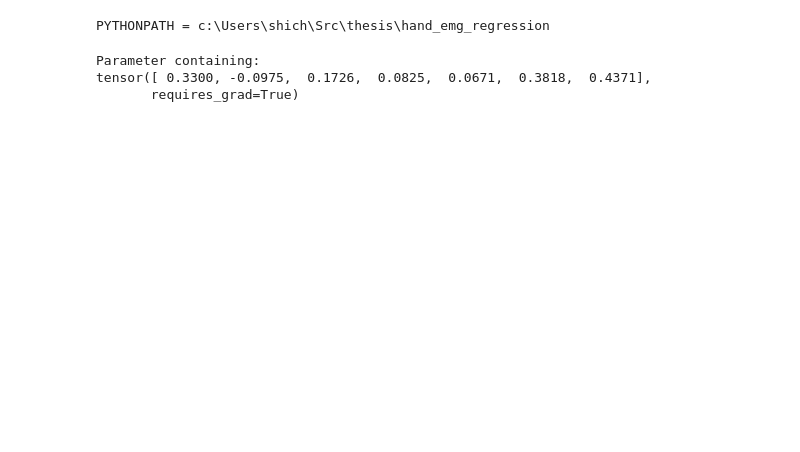
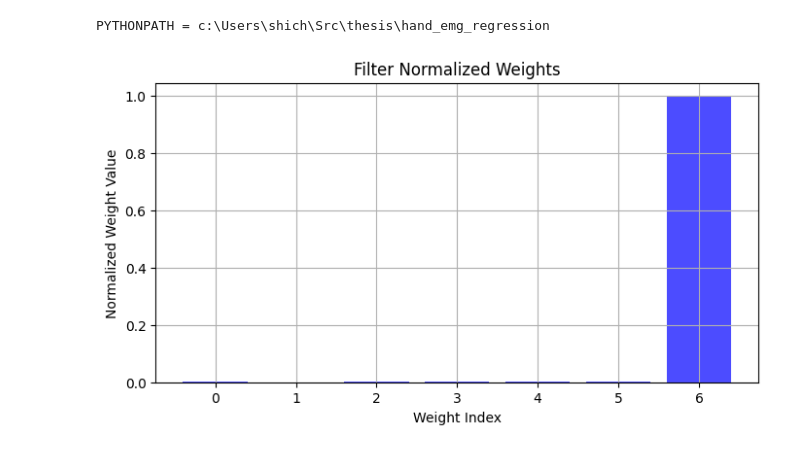
Before and after one commit to Senopiece/hand_emg_regression, a Jupyter notebook: notebooks/inspect.ipynb, the cells around one changed output. Drawn from its saved outputs; the diff is of its cells as text; code cells hidden in the pictures; blank space fills up the shorter version.

```diff
--- a/notebooks/inspect.ipynb
+++ b/notebooks/inspect.ipynb
@@ -21,9 +21,21 @@ from emg_hand_tracking.model import Model
 
 m = Model.load_from_checkpoint("../checkpoints/last.ckpt", map_location="cpu")
 m = m.eval()
-# %%
-m.filter
-# %% [output]
-Parameter containing:
-tensor([ 0.3300, -0.0975,  0.1726,  0.0825,  0.0671,  0.3818,  0.4371],
-       requires_grad=True)
+# %%
+this = "Filter Normalized Weights"
+
+import matplotlib.pyplot as plt
+
+# Access the normalized weights
+normalized_weights = m.filter.normalized_weights.data.cpu().numpy()
+
+# Plot the normalized weights
+plt.figure(figsize=(8, 4))
+plt.bar(range(len(normalized_weights)), normalized_weights, color="blue", alpha=0.7)
+plt.title(f"{this}")
+plt.xlabel("Weight Index")
+plt.ylabel("Normalized Weight Value")
+plt.grid(True)
+plt.show()
+# %% [output]
+[figure, added]
```
Also changed, not shown: parts of 7 cells of this notebook, 1 other file.
